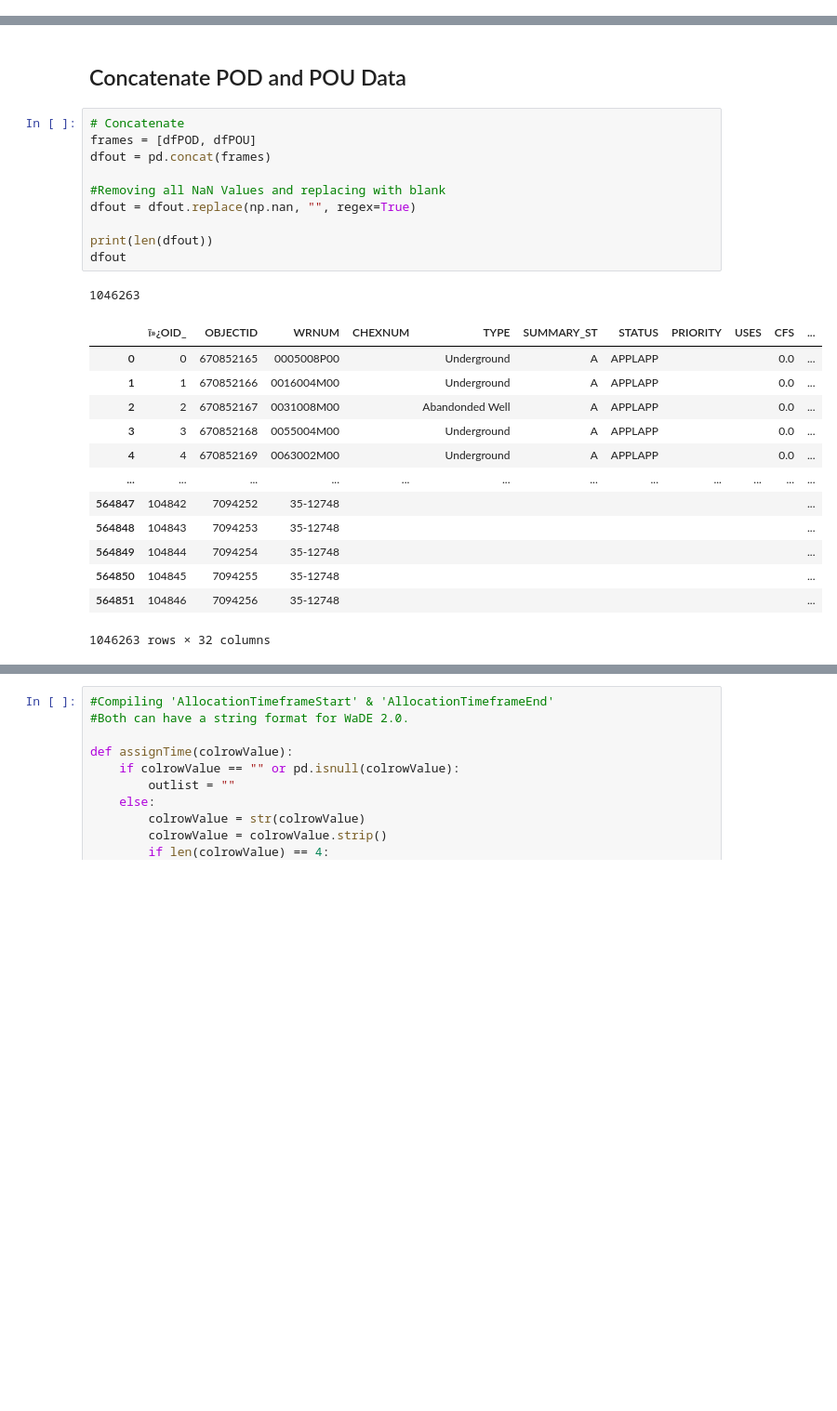
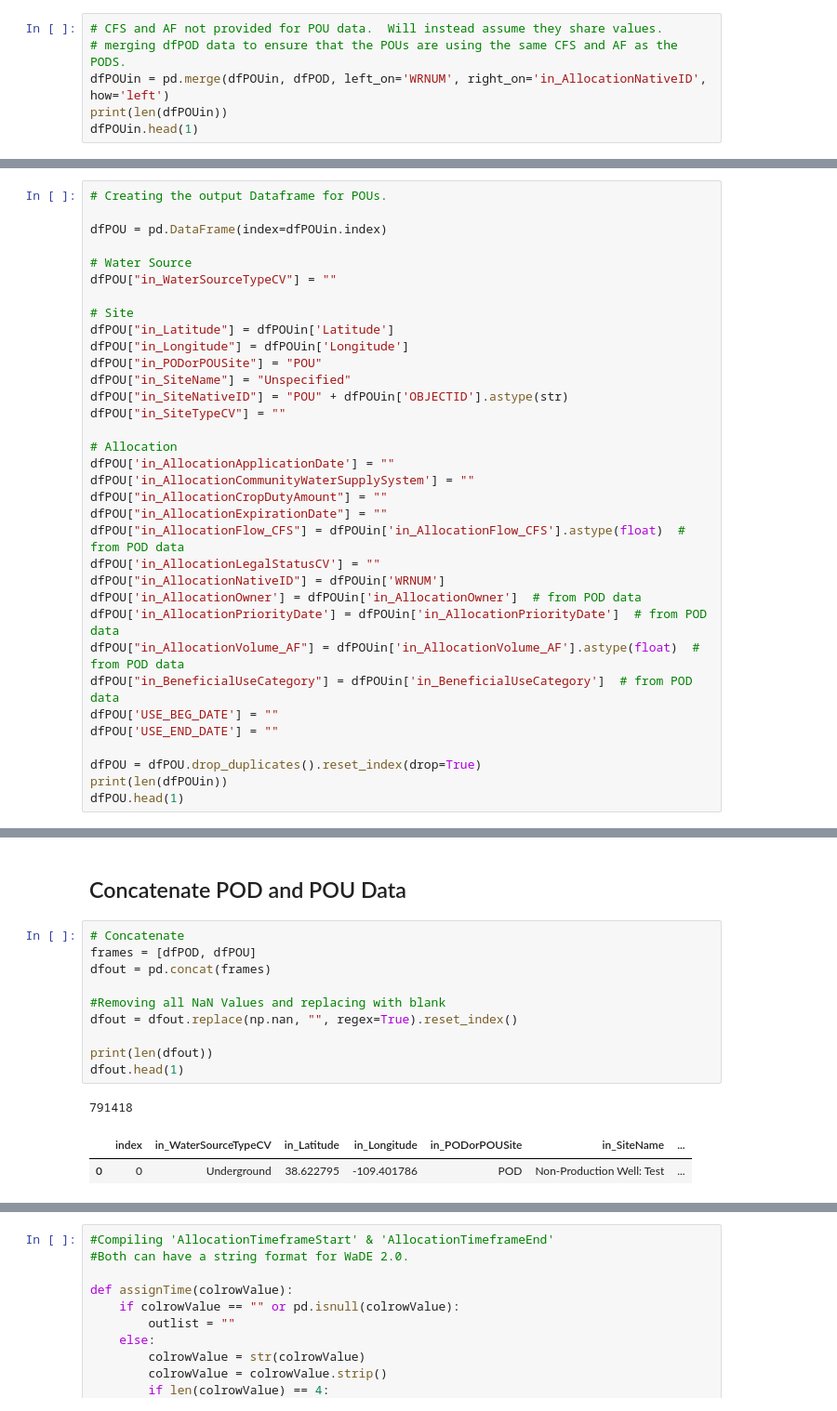
Before and after one commit to WSWCWaterDataExchange/MappingStatesDataToWaDE2.0, a Jupyter notebook: Utah/WaterAllocation/0_PreProcessUtahAllocationData.ipynb, the cells around one changed output, grey strips where cells are left out. Shown at 93% size. Cells and saved outputs as stored; diff of their text form; blank space fills up the shorter version.

```diff
--- a/Utah/WaterAllocation/0_PreProcessUtahAllocationData.ipynb
+++ b/Utah/WaterAllocation/0_PreProcessUtahAllocationData.ipynb
@@ -158,0 +134,6 @@ dfPOU
+# %%
+# CFS and AF not provided for POU data.  Will instead assume they share values.
+# merging dfPOD data to ensure that the POUs are using the same CFS and AF as the PODS.
+dfPOUin = pd.merge(dfPOUin, dfPOD, left_on='WRNUM', right_on='in_AllocationNativeID', how='left')
+print(len(dfPOUin))
+dfPOUin.head(1)
@@ -158,0 +144,34 @@ dfPOU
+# %%
+# Creating the output Dataframe for POUs.
+
+dfPOU = pd.DataFrame(index=dfPOUin.index)
+
+# Water Source
+dfPOU["in_WaterSourceTypeCV"] = ""
+
+# Site
+dfPOU["in_Latitude"] = dfPOUin['Latitude']
+dfPOU["in_Longitude"] = dfPOUin['Longitude']
+dfPOU["in_PODorPOUSite"] = "POU"
+dfPOU["in_SiteName"] = "Unspecified"
+dfPOU["in_SiteNativeID"] = "POU" + dfPOUin['OBJECTID'].astype(str)
+dfPOU["in_SiteTypeCV"] = ""
+
+# Allocation
+dfPOU['in_AllocationApplicationDate'] = ""
+dfPOU['in_AllocationCommunityWaterSupplySystem'] = ""
+dfPOU["in_AllocationCropDutyAmount"] = ""
+dfPOU["in_AllocationExpirationDate"] = ""
+dfPOU["in_AllocationFlow_CFS"] = dfPOUin['in_AllocationFlow_CFS'].astype(float)  # from POD data
+dfPOU['in_AllocationLegalStatusCV'] = ""
+dfPOU["in_AllocationNativeID"] = dfPOUin['WRNUM']
+dfPOU['in_AllocationOwner'] = dfPOUin['in_AllocationOwner']  # from POD data
+dfPOU['in_AllocationPriorityDate'] = dfPOUin['in_AllocationPriorityDate']  # from POD data
+dfPOU["in_AllocationVolume_AF"] = dfPOUin['in_AllocationVolume_AF'].astype(float)  # from POD data
+dfPOU["in_BeneficialUseCategory"] = dfPOUin['in_BeneficialUseCategory']  # from POD data
+dfPOU['USE_BEG_DATE'] = ""
+dfPOU['USE_END_DATE'] = ""
+
+dfPOU = dfPOU.drop_duplicates().reset_index(drop=True)
+print(len(dfPOUin))
+dfPOU.head(1)
@@ -161,27 +184,16 @@ dfPOU
 # %%
 # Concatenate
 frames = [dfPOD, dfPOU]
 dfout = pd.concat(frames)
 
 #Removing all NaN Values and replacing with blank
-dfout = dfout.replace(np.nan, "", regex=True)
+dfout = dfout.replace(np.nan, "", regex=True).reset_index()
 
 print(len(dfout))
-dfout
+dfout.head(1)
 # %% [output]
-1046263
+791418
-|  | ï»¿OID_ | OBJECTID | WRNUM | CHEXNUM | TYPE | SUMMARY_ST | STATUS | PRIORITY | USES | CFS | ... |
-| 0 | 0 | 670852165 | 0005008P00 |  | Underground | A | APPLAPP |  |  | 0.0 | ... |
-| 1 | 1 | 670852166 | 0016004M00 |  | Underground | A | APPLAPP |  |  | 0.0 | ... |
-| 2 | 2 | 670852167 | 0031008M00 |  | Abandonded Well | A | APPLAPP |  |  | 0.0 | ... |
-| 3 | 3 | 670852168 | 0055004M00 |  | Underground | A | APPLAPP |  |  | 0.0 | ... |
-| 4 | 4 | 670852169 | 0063002M00 |  | Underground | A | APPLAPP |  |  | 0.0 | ... |
-| ... | ... | ... | ... | ... | ... | ... | ... | ... | ... | ... | ... |
-| 564847 | 104842 | 7094252 | 35-12748 |  |  |  |  |  |  |  | ... |
-| 564848 | 104843 | 7094253 | 35-12748 |  |  |  |  |  |  |  | ... |
-| 564849 | 104844 | 7094254 | 35-12748 |  |  |  |  |  |  |  | ... |
-| 564850 | 104845 | 7094255 | 35-12748 |  |  |  |  |  |  |  | ... |
-| 564851 | 104846 | 7094256 | 35-12748 |  |  |  |  |  |  |  | ... |
+|  | index | in_WaterSourceTypeCV | in_Latitude | in_Longitude | in_PODorPOUSite | in_SiteName | ... |
+| 0 | 0 | Underground | 38.622795 | -109.401786 | POD | Non-Production Well: Test | ... |
-1046263 rows × 32 columns
 # %%
 # Making Sure datatype of Long, Lat, Wrex, Irrigation are Float
```
Also changed, not shown: parts of 26 cells of this notebook, 54 other files.
